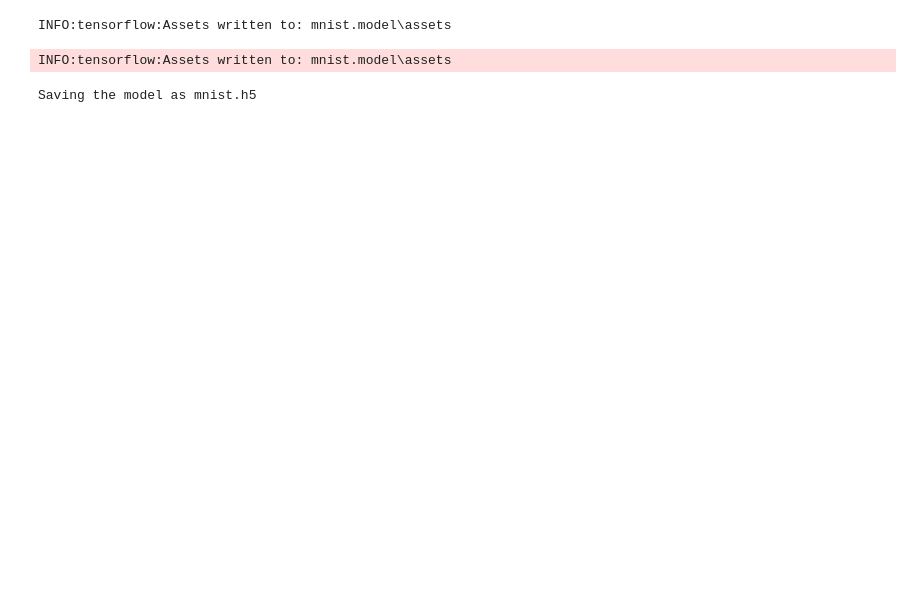
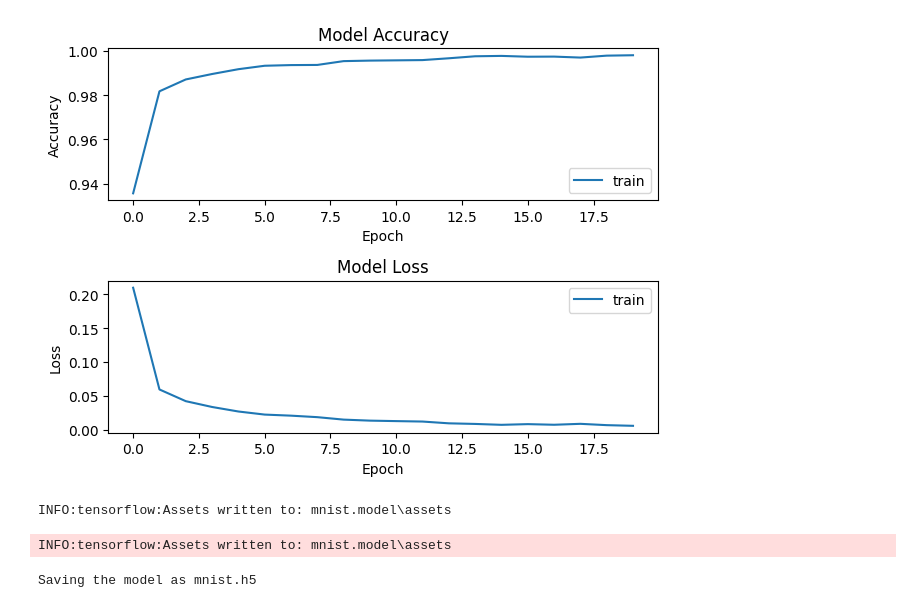
Before and after one commit to SakshiYeole/Image-Classification, a Jupyter notebook: mnist.ipynb, the cells around one changed output. Drawn from its saved outputs; the diff is of its cells as text; code cells hidden in the pictures; blank space fills up the shorter version.

Commit message:
optimised solution with improved accuracy

```diff
--- a/mnist.ipynb
+++ b/mnist.ipynb
@@ -48,11 +55,12 @@ x_train.shape (10000, 28, 28, 1)
 # %%
 # Create Model
 model = Sequential()
-model.add(Conv2D(32, kernel_size = (3, 3), activation='relu', input_shape = input_shape))
+model.add(Conv2D(32, kernel_size = (3, 3), activation='relu', input_shape = (28, 28, 1)))
+model.add(MaxPooling2D(pool_size=(2,2)))
 model.add(Conv2D(64, (3, 3), activation='relu'))
 model.add(MaxPooling2D(pool_size=(2,2)))
-model.add(Dropout(0.25))
+model.add(Dropout(0.2))
 model.add(Flatten())
 model.add(Dense(256, activation='relu'))
-model.add(Dropout(0.5))
+model.add(Dropout(0.2))
 model.add(Dense(num_classes, activation='softmax'))
@@ -59,8 +87,8 @@ model.add(Dense(num_classes, activation='softmax'))
 # %%
 # Compile model
-model.compile(loss = keras.losses.categorical_crossentropy, optimizer = keras.optimizers.Adadelta(), metrics = ['accuracy'])
+model.compile(loss = 'categorical_crossentropy', optimizer = keras.optimizers.Adam(), metrics = ['accuracy'])
 # %%
 # Model Training
-model.fit(x_train, y_train, batch_size = 128, epochs = 10, verbose = 1, validation_data = (x_test, y_test))
+history = model.fit(x_train, y_train, batch_size = 128, epochs = 20, verbose = 1, validation_data = (x_test, y_test))
 print("Model has been successfully trained")
 # %% [output]
@@ -93,3 +121,23 @@ Test accuracy:  0.847100019454956
+# %%
+# Plotting figures
+fig = plt.figure()
+plt.subplot(2, 1, 1)
+plt.plot(history.history['accuracy'])
+plt.title('Model Accuracy')
+plt.ylabel('Accuracy')
+plt.xlabel('Epoch')
+plt.legend(['train', 'test'], loc = 'lower right')
+
+plt.subplot(2, 1, 2)
+plt.plot(history.history['loss'])
+plt.title('Model Loss')
+plt.ylabel('Loss')
+plt.xlabel('Epoch')
+plt.legend(['train', 'test'], loc = 'upper right')
+
+plt.tight_layout()
+# %% [output]
+[figure, added]
 # %%
 # Model Saving
 model.save('mnist.model')
```
Also changed, not shown: parts of 11 cells of this notebook.
